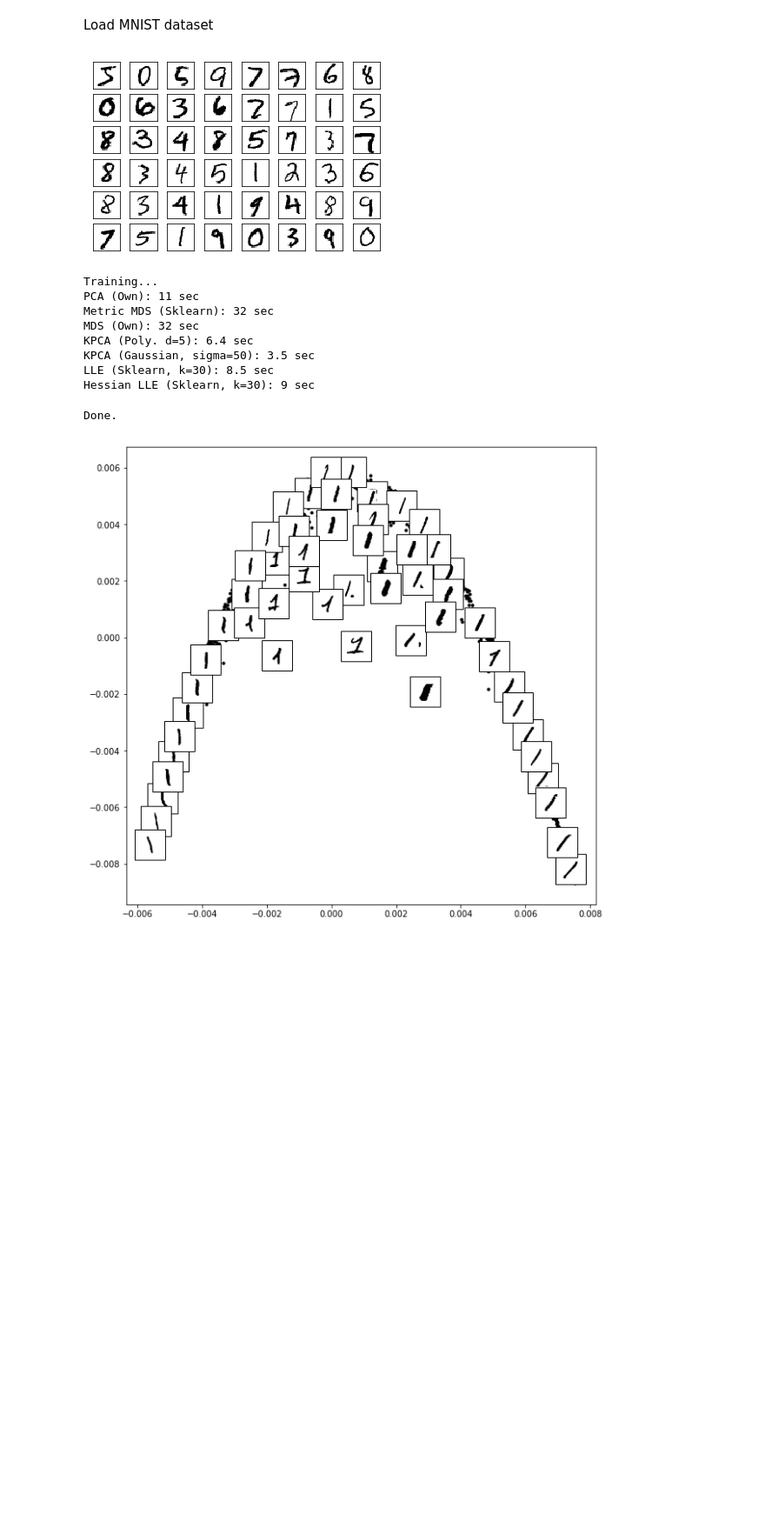
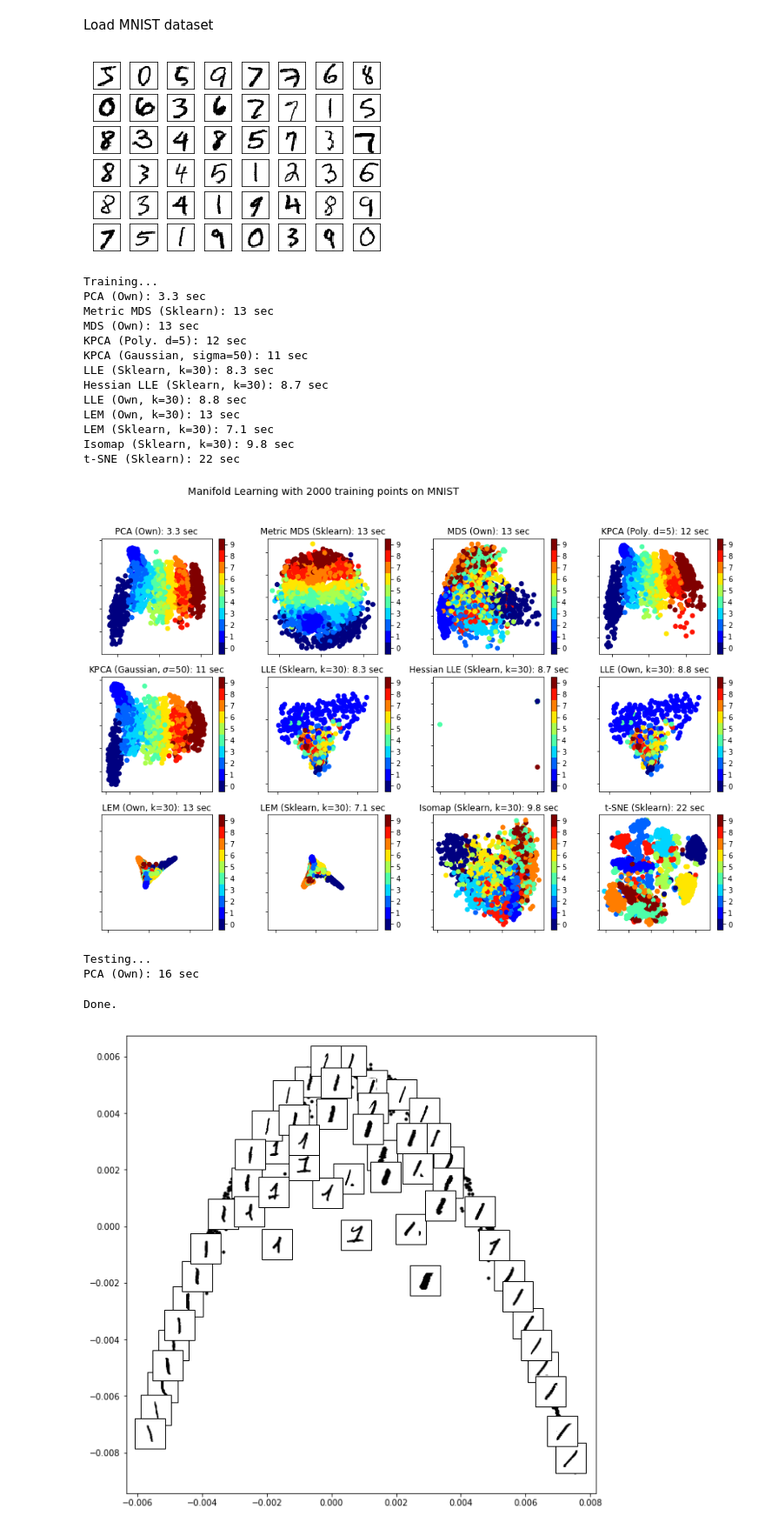
Before and after one commit to afiliot/Non-Linear-Dimensionality-Reduction, a Jupyter notebook: notebook.ipynb, the cells around one changed output. Shown at 87% size. Drawn from its saved outputs; the diff is of its cells as text; code cells hidden in the pictures; blank space fills up the shorter version.

```diff
--- a/notebook.ipynb
+++ b/notebook.ipynb
@@ -164,6 +164,7 @@ class LEM():
         self.verboseprint = print if verbose else lambda *a, **k: None
 
     def fit(self, X):
+        self.X_train=X
         self.nbrs = NearestNeighbors(n_neighbors=self.k+1, algorithm='ball_tree').fit(X)
         self.neighbors = self.nbrs.kneighbors(X, n_neighbors=self.k+1, return_distance=False)[:, 1:]
         graph = self.nbrs.kneighbors_graph(X).toarray()
@@ -216,7 +217,7 @@ class LEM():
         for i, x in enumerate(X_test):
             ind = neighbors_test[i]
             eigs = self.eigVc[ind]
-            Nx = X[ind]
+            Nx = self.X_train[ind]
             G = np.dot((x-Nx), (x-Nx).T)
             trace = np.trace(G)
             if trace > 0:
@@ -248,6 +249,7 @@ class LLE():
         self.verboseprint = print if verbose else lambda *a, **k: None
 
     def fit(self, X):
+        self.X_train = X
         self.nbrs = NearestNeighbors(n_neighbors=self.k+1, algorithm='ball_tree').fit(X)
         self.neighbors = self.nbrs.kneighbors(X, n_neighbors=self.k+1, return_distance=False)
         self.W, self.Weights = self.get_weigths(X)
@@ -296,7 +298,7 @@ class LLE():
         for i, x in enumerate(X):
             ind = neighbors_test[i]
             eigs = self.eigVc[ind]
-            Nx = X[ind]
+            Nx = self.X_train[ind]
             G = np.dot((x-Nx), (x-Nx).T)
             trace = np.trace(G)
             if trace > 0:
@@ -743,8 +745,10 @@ def comparison_MNIST(train, test, n_components, params, titles, testing=False):
     ax.yaxis.set_major_formatter(NullFormatter())
     plt.axis('tight')
 
+    t0 = time()
     MDS2 = MDS(p=n_components)
     Y = MDS2.fit_transform(X_train, y_train)
+    t1 = time()
     ax = fig.add_subplot(354)
     plot_results(Y, title="MDS (Own): %.2g sec" % (t1 - t0))
     print("MDS (Own): %.2g sec" % (t1 - t0))
@@ -938,40 +942,48 @@ def comparison_MNIST(train, test, n_components, params, titles, testing=False):
         ax.xaxis.set_major_formatter(NullFormatter())
         ax.yaxis.set_major_formatter(NullFormatter())
         plt.axis('tight')
 
         t0 = time()
         Y = LEM1.fit_transform(X_test, y_test)
         #Y.iloc[:, :1] = -Y.iloc[:, :1]
         t1 = time()
         print("LEM (Own, k=%.2g): %.2g sec" % (n_neighbors, t1 - t0))
         ax = fig.add_subplot(247)
         plot_results(Y, title="LEM (Own, k=%.2g): %.2g sec" % (n_neighbors, t1 - t0))
         ax.xaxis.set_major_formatter(NullFormatter())
         ax.yaxis.set_major_formatter(NullFormatter())
         plt.axis('tight')
 
         t0 = time()
         Y = ISO.transform(X_test)
         t1 = time()
         Y = pd.DataFrame(Y)
         Y['Y'] = y_test
         print("Isomap (Sklearn, k=%.2g): %.2g sec" % (n_neighbors, t1 - t0))
         ax = fig.add_subplot(248)
         plot_results(Y, title="Isomap (Sklearn, k=%.2g): %.2g sec" % (n_neighbors, t1 - t0))
         ax.xaxis.set_major_formatter(NullFormatter())
         ax.yaxis.set_major_formatter(NullFormatter())
         plt.axis('tight')
 
 comparison_MNIST(train_set, test_set, 2, params, titles, True)
 # %% [output]
 Training...
-PCA (Own): 11 sec
-Metric MDS (Sklearn): 32 sec
-MDS (Own): 32 sec
-KPCA (Poly. d=5): 6.4 sec
-KPCA (Gaussian, sigma=50): 3.5 sec
-LLE (Sklearn, k=30): 8.5 sec
-Hessian LLE (Sklearn, k=30): 9 sec
+PCA (Own): 3.3 sec
+Metric MDS (Sklearn): 13 sec
+MDS (Own): 13 sec
+KPCA (Poly. d=5): 12 sec
+KPCA (Gaussian, sigma=50): 11 sec
+LLE (Sklearn, k=30): 8.3 sec
+Hessian LLE (Sklearn, k=30): 8.7 sec
+LLE (Own, k=30): 8.8 sec
+LEM (Own, k=30): 13 sec
+LEM (Sklearn, k=30): 7.1 sec
+Isomap (Sklearn, k=30): 9.8 sec
+t-SNE (Sklearn): 22 sec
+[figure, added]
+Testing...
+PCA (Own): 16 sec
 # %%
 def plot_components(number, proj, images=None, ax=None,
                     thumb_frac=0.05, cmap='gray'):
```
